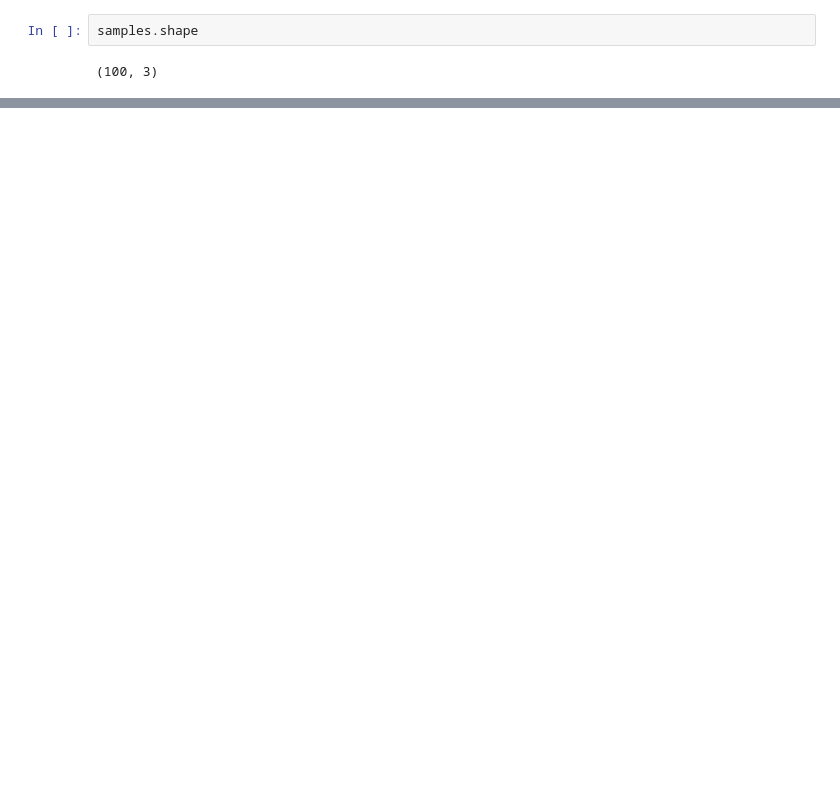
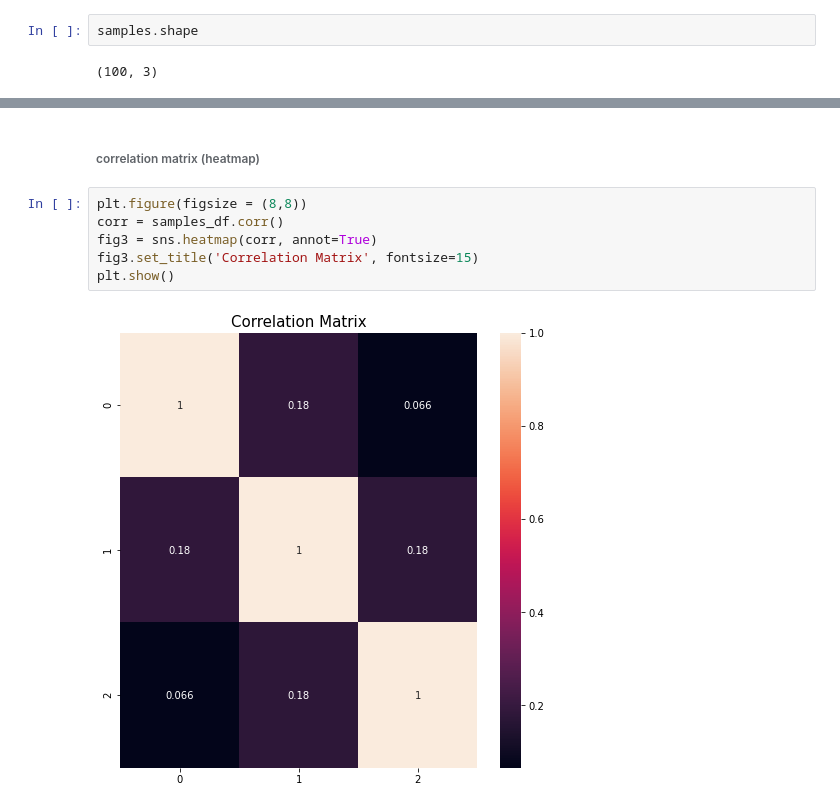
Before and after one commit to NethraGunti/Multivariate-Data-Simulation, a Jupyter notebook: Assignment 2.ipynb, the cells around one changed output, grey strips where cells are left out. Saved outputs shown, nothing was run; the diff lists cells and outputs as text; blank space fills up the shorter version.

```diff
--- a/Assignment 2.ipynb
+++ b/Assignment 2.ipynb
@@ -164,0 +93,10 @@ plt.show()
+# %% [markdown]
+###### correlation matrix (heatmap)
+# %%
+plt.figure(figsize = (8,8))
+corr = samples_df.corr()
+fig3 = sns.heatmap(corr, annot=True)
+fig3.set_title('Correlation Matrix', fontsize=15)
+plt.show()
+# %% [output]
+[figure, added]
```
Also changed, not shown: parts of 42 cells of this notebook.
